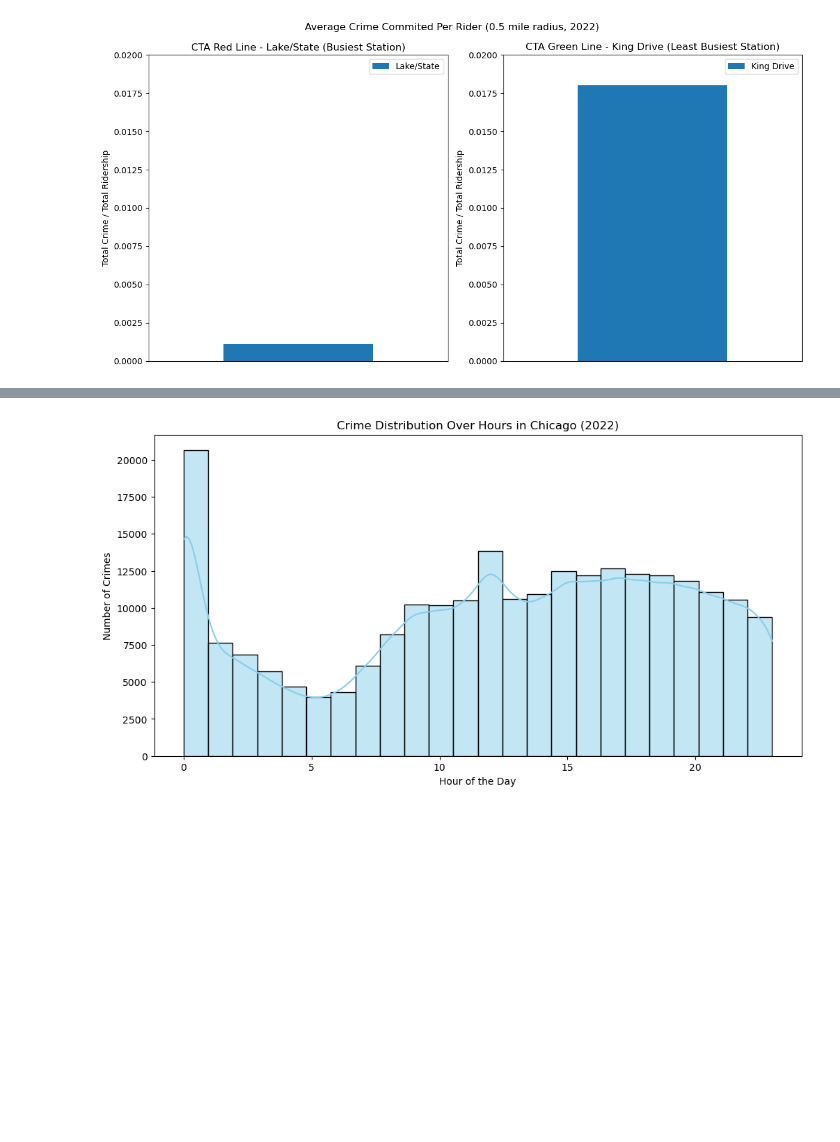
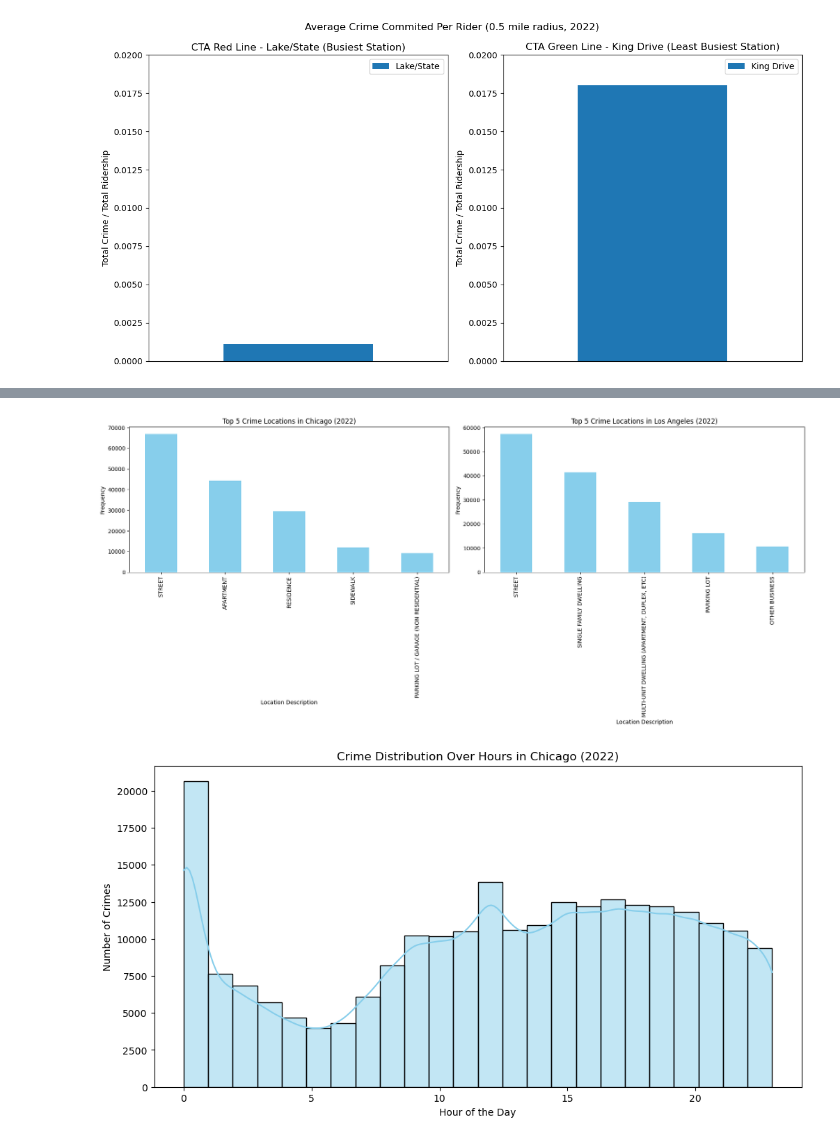
Before and after one commit to chi-city/CS418-Group-Project, a Jupyter notebook: progress_report.ipynb, the cells around one changed output, grey strips where cells are left out. Cells and saved outputs as stored; diff of their text form; code cells hidden in the pictures; blank space fills up the shorter version.

```diff
--- a/progress_report.ipynb
+++ b/progress_report.ipynb
@@ -504,4 +504,39 @@ plot_heatmap_crime_density(la_crime_data, "LAT", "LON", "Crm Cd Desc")
 # %% [output]
 [interactive output not drawn]
 [interactive output not drawn]
+# %%
+# Ninth Visualization - Peter Rantisi
+
+chicago_crime_file = "Chicago_2022_Crime_Data.csv"
+chicago_crime_data = pd.read_csv(chicago_crime_file, usecols=["Date", "Latitude", "Longitude", "Location Description"])
+chicago_crime_data = chicago_crime_data.dropna(subset=["Latitude", "Longitude"])
+la_crime_file = "Los_Angeles_Crime_2022.csv"
+la_crime_data = pd.read_csv(la_crime_file, usecols=["Date Rptd", "Crm Cd", "Crm Cd Desc", "LAT", "LON", "Status", "Premis Desc"])
+la_crime_data = la_crime_data.dropna(subset=["LAT", "LON"])
+
+# Function to create a bar chart for top N location or premise descriptions
+def plot_top_descriptions(city_crime_data, city_name, desc_column, top_n=5, ax=None):
+    # Get the top N most frequent descriptions
+    top_descriptions = city_crime_data[desc_column].value_counts().head(top_n).index
+    # Filter data for the top N descriptions
+    top_desc_data = city_crime_data[city_crime_data[desc_column].isin(top_descriptions)]
+
+    top_desc_data[desc_column].value_counts().plot(kind='bar', ax=ax, color='skyblue')
+
+    ax.set_title(f"Top {top_n} Crime Locations in {city_name} (2022)")
+    ax.set_xlabel(f"Location Description")
+    ax.set_ylabel("Frequency")
+
+
+fig, axs = plt.subplots(1, 2, figsize=(18, 8))
+# Visualize the top location descriptions in Chicago
+plot_top_descriptions(chicago_crime_data, "Chicago", "Location Description", top_n=5, ax=axs[0])
+# Visualize the top premise descriptions in Los Angeles
+plot_top_descriptions(la_crime_data, "Los Angeles", "Premis Desc", top_n=5, ax=axs[1])
+
+plt.tight_layout()
+
+plt.show()
+# %% [output]
+[figure, added]
 # %%
```
Also changed, not shown: parts of 5 cells of this notebook.
